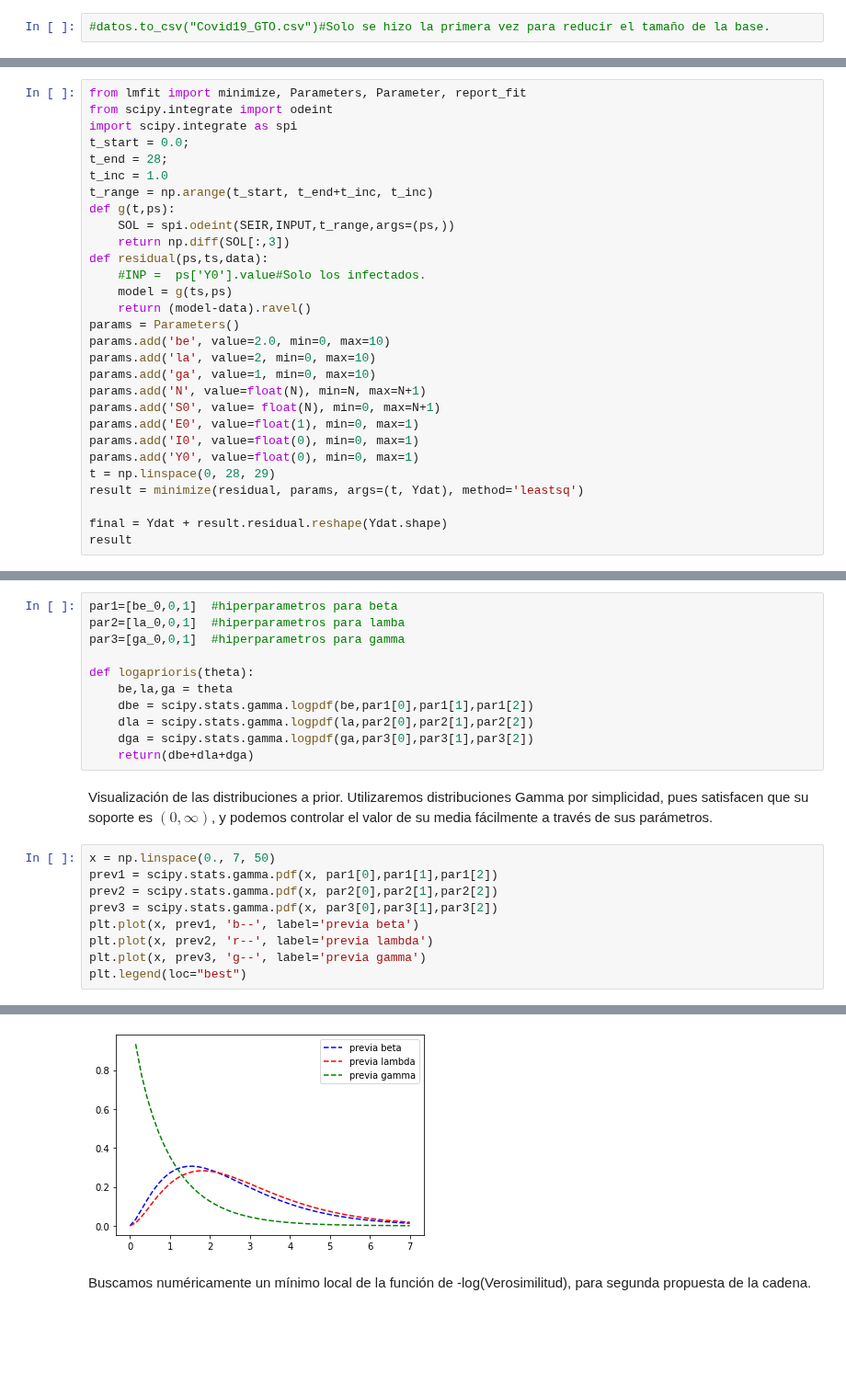
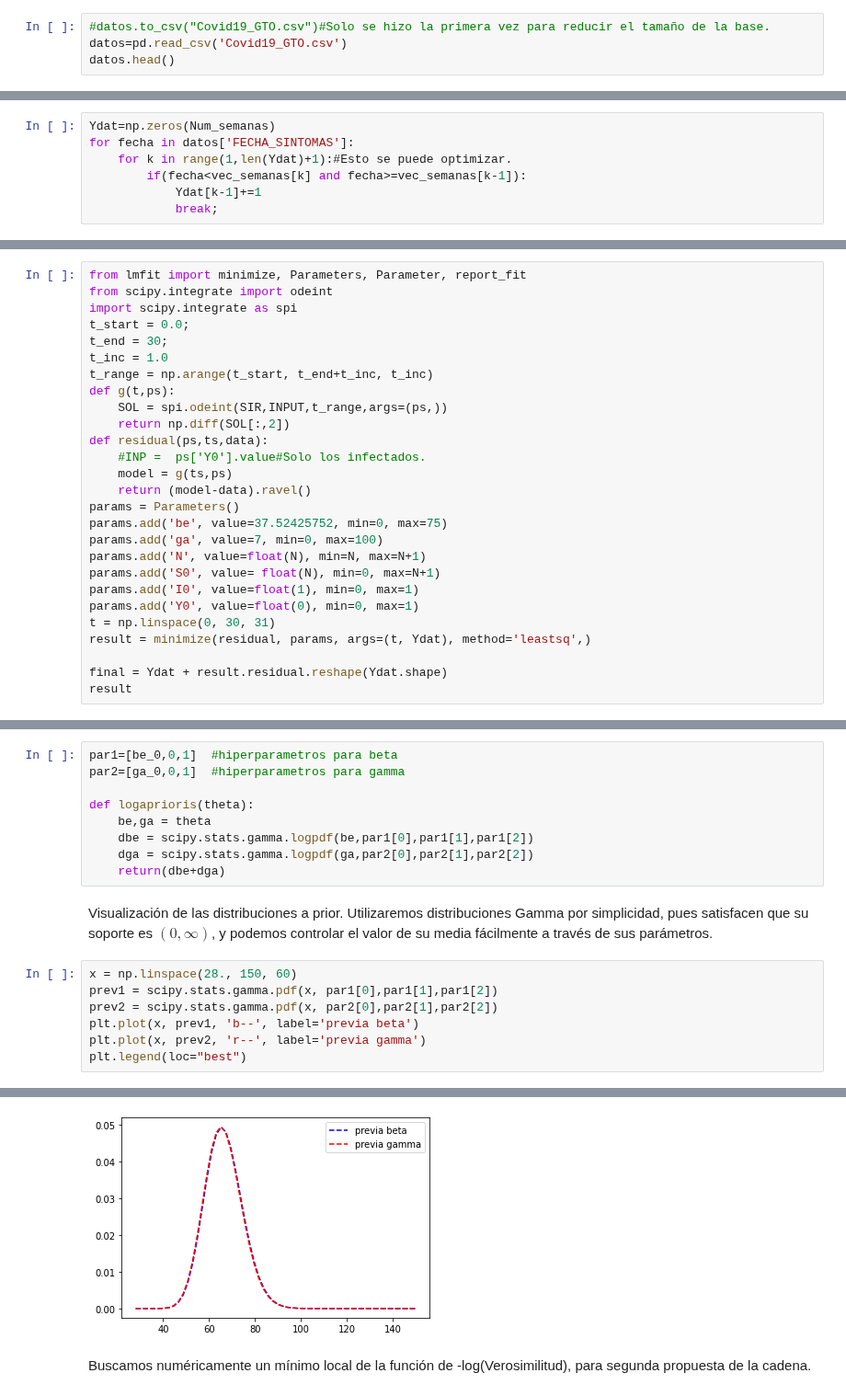
Before and after one commit to JairEsc/Mat_Apl_2, a Jupyter notebook: Epid_MH_Covid_Gto.ipynb, the cells around one changed output, grey strips where cells are left out. Shown at 92% size. Saved outputs shown, nothing was run; the diff lists cells and outputs as text; blank space fills up the shorter version.

```diff
--- a/Epid_MH_Covid_Gto.ipynb
+++ b/Epid_MH_Covid_Gto.ipynb
@@ -56,2 +58,4 @@ datos.shape
 # %%
 #datos.to_csv("Covid19_GTO.csv")#Solo se hizo la primera vez para reducir el tamaño de la base.
+datos=pd.read_csv('Covid19_GTO.csv')
+datos.head()
@@ -57,0 +89,7 @@ datos.shape
+# %%
+Ydat=np.zeros(Num_semanas)
+for fecha in datos['FECHA_SINTOMAS']:
+    for k in range(1,len(Ydat)+1):#Esto se puede optimizar.
+        if(fecha<vec_semanas[k] and fecha>=vec_semanas[k-1]):
+            Ydat[k-1]+=1
+            break;
@@ -148,27 +185,25 @@ from lmfit import minimize, Parameters, Parameter, report_fit
 from scipy.integrate import odeint
 import scipy.integrate as spi
 t_start = 0.0;
-t_end = 28;
+t_end = 30;
 t_inc = 1.0
 t_range = np.arange(t_start, t_end+t_inc, t_inc)
 def g(t,ps):
-    SOL = spi.odeint(SEIR,INPUT,t_range,args=(ps,))
-    return np.diff(SOL[:,3])
+    SOL = spi.odeint(SIR,INPUT,t_range,args=(ps,))
+    return np.diff(SOL[:,2])
 def residual(ps,ts,data):
     #INP =  ps['Y0'].value#Solo los infectados.
     model = g(ts,ps)
     return (model-data).ravel()
 params = Parameters()
-params.add('be', value=2.0, min=0, max=10)
-params.add('la', value=2, min=0, max=10)
-params.add('ga', value=1, min=0, max=10)
+params.add('be', value=37.52425752, min=0, max=75)
+params.add('ga', value=7, min=0, max=100)
 params.add('N', value=float(N), min=N, max=N+1)
 params.add('S0', value= float(N), min=0, max=N+1)
-params.add('E0', value=float(1), min=0, max=1)
-params.add('I0', value=float(0), min=0, max=1)
+params.add('I0', value=float(1), min=0, max=1)
 params.add('Y0', value=float(0), min=0, max=1)
-t = np.linspace(0, 28, 29)
-result = minimize(residual, params, args=(t, Ydat), method='leastsq')
+t = np.linspace(0, 30, 31)
+result = minimize(residual, params, args=(t, Ydat), method='leastsq',)
 
 final = Ydat + result.residual.reshape(Ydat.shape)
 result
@@ -210,27 +242,23 @@ print(x0)
 # %%
 par1=[be_0,0,1]  #hiperparametros para beta
-par2=[la_0,0,1]  #hiperparametros para lamba
-par3=[ga_0,0,1]  #hiperparametros para gamma
+par2=[ga_0,0,1]  #hiperparametros para gamma
 
 def logaprioris(theta):
-    be,la,ga = theta
+    be,ga = theta
     dbe = scipy.stats.gamma.logpdf(be,par1[0],par1[1],par1[2])
-    dla = scipy.stats.gamma.logpdf(la,par2[0],par2[1],par2[2])
-    dga = scipy.stats.gamma.logpdf(ga,par3[0],par3[1],par3[2])
-    return(dbe+dla+dga)
+    dga = scipy.stats.gamma.logpdf(ga,par2[0],par2[1],par2[2])
+    return(dbe+dga)
 # %% [markdown]
 Visualización de las distribuciones a prior. Utilizaremos distribuciones Gamma por simplicidad, pues satisfacen que su soporte es $(0,\infty)$, y podemos controlar el valor de su media fácilmente a través de sus parámetros.
 # %%
-x = np.linspace(0., 7, 50)
+x = np.linspace(28., 150, 60)
 prev1 = scipy.stats.gamma.pdf(x, par1[0],par1[1],par1[2])
 prev2 = scipy.stats.gamma.pdf(x, par2[0],par2[1],par2[2])
-prev3 = scipy.stats.gamma.pdf(x, par3[0],par3[1],par3[2])
 plt.plot(x, prev1, 'b--', label='previa beta')
-plt.plot(x, prev2, 'r--', label='previa lambda')
-plt.plot(x, prev3, 'g--', label='previa gamma')
+plt.plot(x, prev2, 'r--', label='previa gamma')
 plt.legend(loc="best")
 # %% [output]
 <matplotlib.legend.Legend at 0x...>
-[figure, old version]
+[figure, new version]
 # %% [markdown]
 Buscamos numéricamente un mínimo local de la función de -log(Verosimilitud), para segunda propuesta de la cadena.
```
Also changed, not shown: parts of 59 cells of this notebook.
